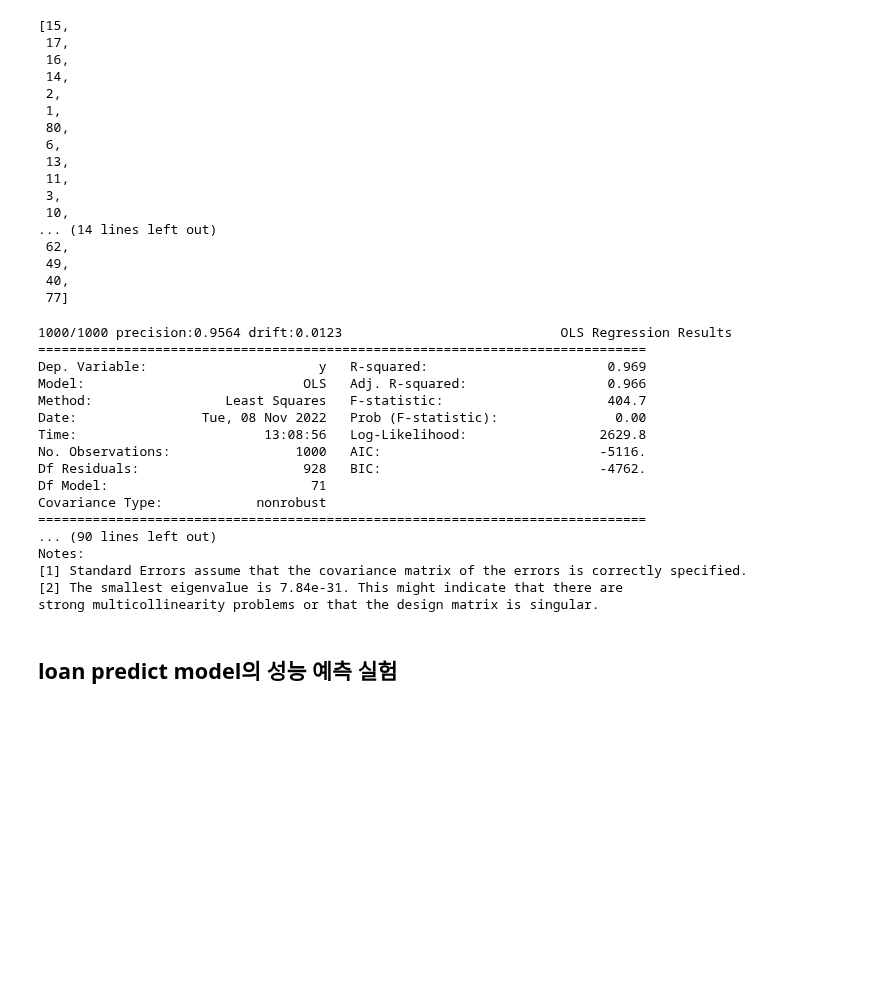
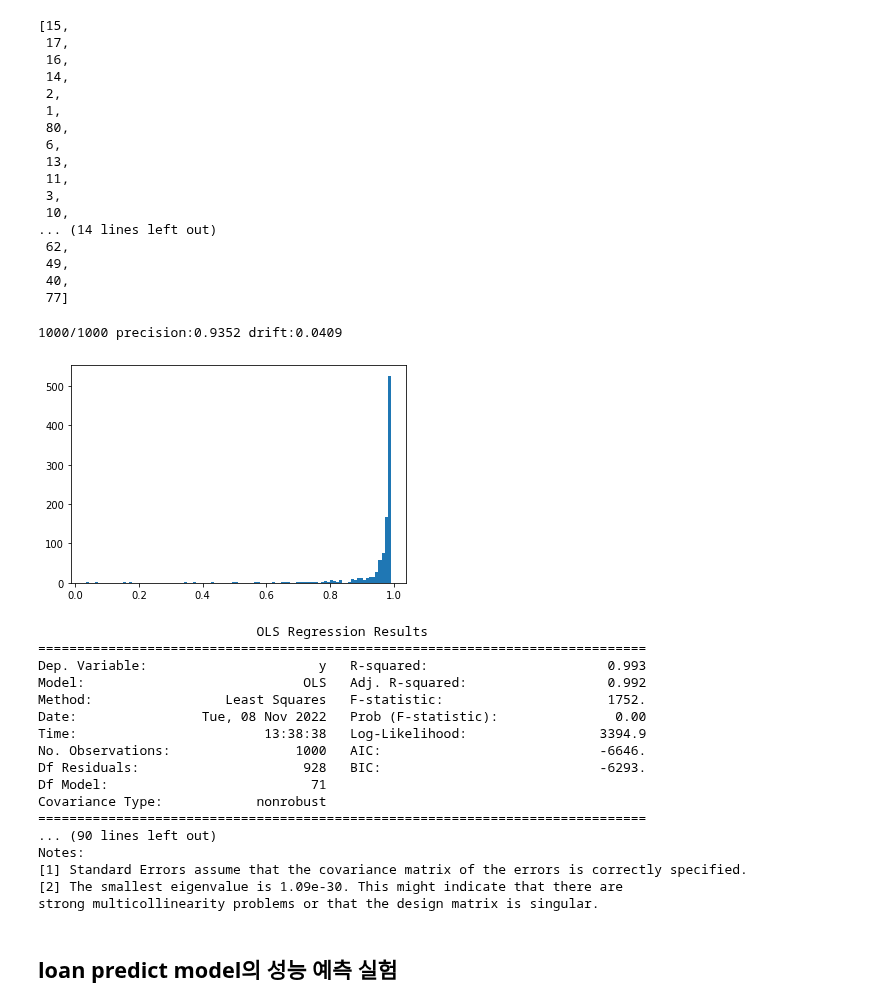
Before and after one commit to dolmani38/drift, a Jupyter notebook: Concept drift에 의한 모델의 성능 추정 방법_1108.ipynb, the cells around one changed output. Saved outputs shown, nothing was run; the diff lists cells and outputs as text; code cells hidden in the pictures; blank space fills up the shorter version.

```diff
--- a/Concept drift에 의한 모델의 성능 추정 방법_1108.ipynb
+++ b/Concept drift에 의한 모델의 성능 추정 방법_1108.ipynb
@@ -1182,42 +1182,47 @@ toplist
 # %%
 scores = []
 drifts = []
 epoch =1000
 
 for i in range(epoch):
-    tx = np.random.permutation(true_x)[0:np.random.randint(1,true_x.shape[0]/3,1)[0]]
-    fx = np.random.permutation(false_x)[0:np.random.randint(1,false_x.shape[0],1)[0]]
+    tx = np.random.permutation(true_x)[0:np.random.randint(1,true_x.shape[0],1)[0]]
+    fx = false_x #np.random.permutation(false_x)[0:np.random.randint(1,false_x.shape[0],1)[0]]
     ffx = np.concatenate((tx,fx))
     np.random.shuffle(ffx)
     tx = ffx[:,0:81]
     ty = ffx[:,81]
     base_score = precision_recall_fscore_support(ty, ML[2010].predict(scaler.transform(tx)),average='binary')
     #x_ref2 = np.random.permutation(x_ref)[0:tx.shape[0]]
     drift = __ks_drift(x_ref,tx)
     scores.append(base_score[0])
     drifts.append(drift[:,0])
     print(f"\r{i+1}/{epoch} precision:{base_score[0]:.4f} drift:{drift[toplist[0],0]:.4f}", end="", flush=True)
 
+plt.hist(scores, bins = 100)
+plt.show()
+
 model = sm.OLS(scores, drifts).fit()
 print(model.summary())
 # %% [output]
-1000/1000 precision:0.9564 drift:0.0123                            OLS Regression Results
-==============================================================================
-Dep. Variable:                      y   R-squared:                       0.969
-Model:                            OLS   Adj. R-squared:                  0.966
-Method:                 Least Squares   F-statistic:                     404.7
-Date:                Tue, 08 Nov 2022   Prob (F-statistic):               0.00
-Time:                        13:08:56   Log-Likelihood:                 2629.8
-No. Observations:                1000   AIC:                            -5116.
-Df Residuals:                     928   BIC:                            -4762.
-Df Model:                          71
-Covariance Type:            nonrobust
-==============================================================================
-... (90 lines left out)
-Notes:
-[1] Standard Errors assume that the covariance matrix of the errors is correctly specified.
-[2] The smallest eigenvalue is 7.84e-31. This might indicate that there are
-strong multicollinearity problems or that the design matrix is singular.
+1000/1000 precision:0.9352 drift:0.0409
+[figure, added]
+                            OLS Regression Results
+==============================================================================
+Dep. Variable:                      y   R-squared:                       0.993
+Model:                            OLS   Adj. R-squared:                  0.992
+Method:                 Least Squares   F-statistic:                     1752.
+Date:                Tue, 08 Nov 2022   Prob (F-statistic):               0.00
+Time:                        13:38:38   Log-Likelihood:                 3394.9
+No. Observations:                1000   AIC:                            -6646.
+Df Residuals:                     928   BIC:                            -6293.
+Df Model:                          71
+Covariance Type:            nonrobust
+==============================================================================
+... (90 lines left out)
+Notes:
+[1] Standard Errors assume that the covariance matrix of the errors is correctly specified.
+[2] The smallest eigenvalue is 1.09e-30. This might indicate that there are
+strong multicollinearity problems or that the design matrix is singular.
 # %% [markdown]
 ## loan predict model의 성능 예측 실험
 # %%
```
Also changed, not shown: parts of 3 cells of this notebook.
